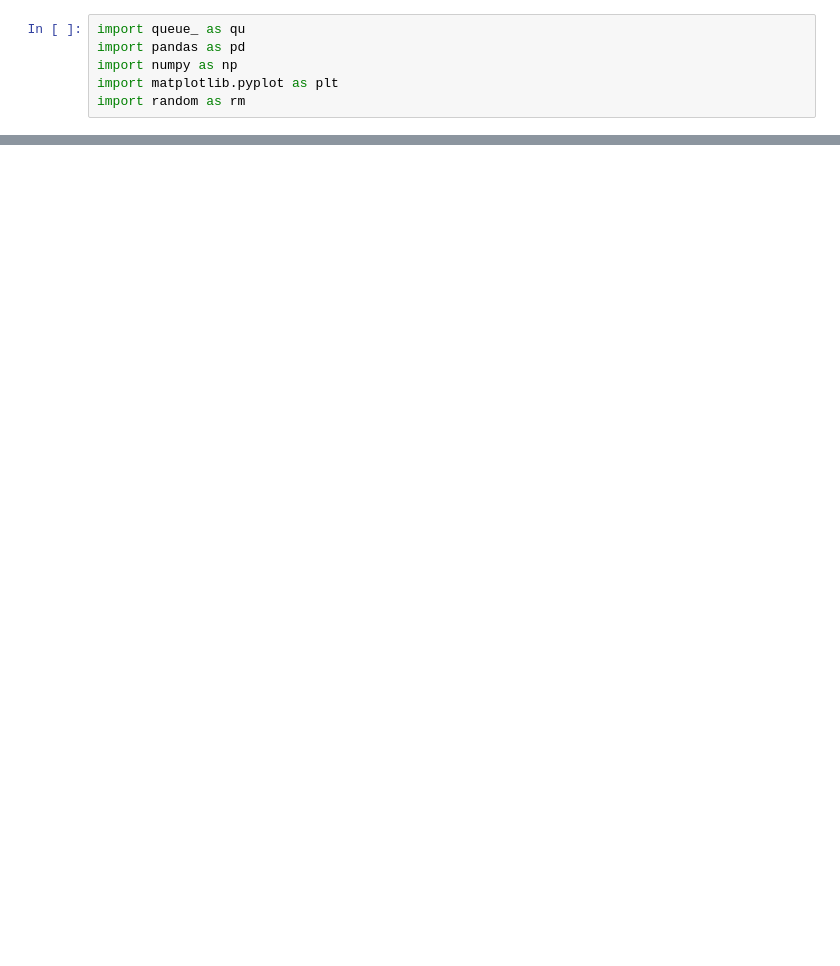
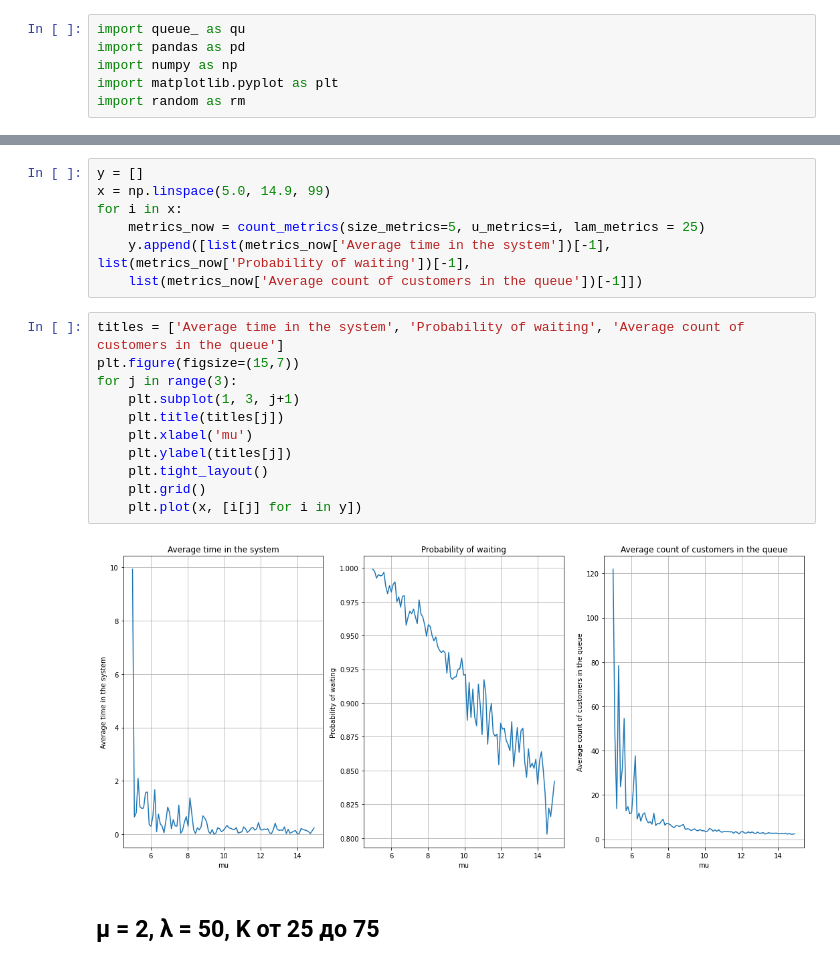
Before and after one commit to LevBugrov/test_stohasika_proj, a Jupyter notebook: graphica.ipynb, the cells around one changed output, grey strips where cells are left out. Cells and saved outputs as stored; diff of their text form; blank space fills up the shorter version.

```diff
--- a/graphica.ipynb
+++ b/graphica.ipynb
@@ -194,0 +93,22 @@ for j in range(3):
+# %%
+y = []
+x = np.linspace(5.0, 14.9, 99)
+for i in x:
+    metrics_now = count_metrics(size_metrics=5, u_metrics=i, lam_metrics = 25)
+    y.append([list(metrics_now['Average time in the system'])[-1], list(metrics_now['Probability of waiting'])[-1],
+    list(metrics_now['Average count of customers in the queue'])[-1]])
+# %%
+titles = ['Average time in the system', 'Probability of waiting', 'Average count of customers in the queue']
+plt.figure(figsize=(15,7))
+for j in range(3):
+    plt.subplot(1, 3, j+1)
+    plt.title(titles[j])
+    plt.xlabel('mu')
+    plt.ylabel(titles[j])
+    plt.tight_layout()
+    plt.grid()
+    plt.plot(x, [i[j] for i in y])
+# %% [output]
+[figure, added]
+# %% [markdown]
+## <mi>&#x3BC;</mi> = 2, <mi>&#x3BB;</mi> = 50, K от 25 до 75
```
Also changed, not shown: parts of 49 cells of this notebook.
